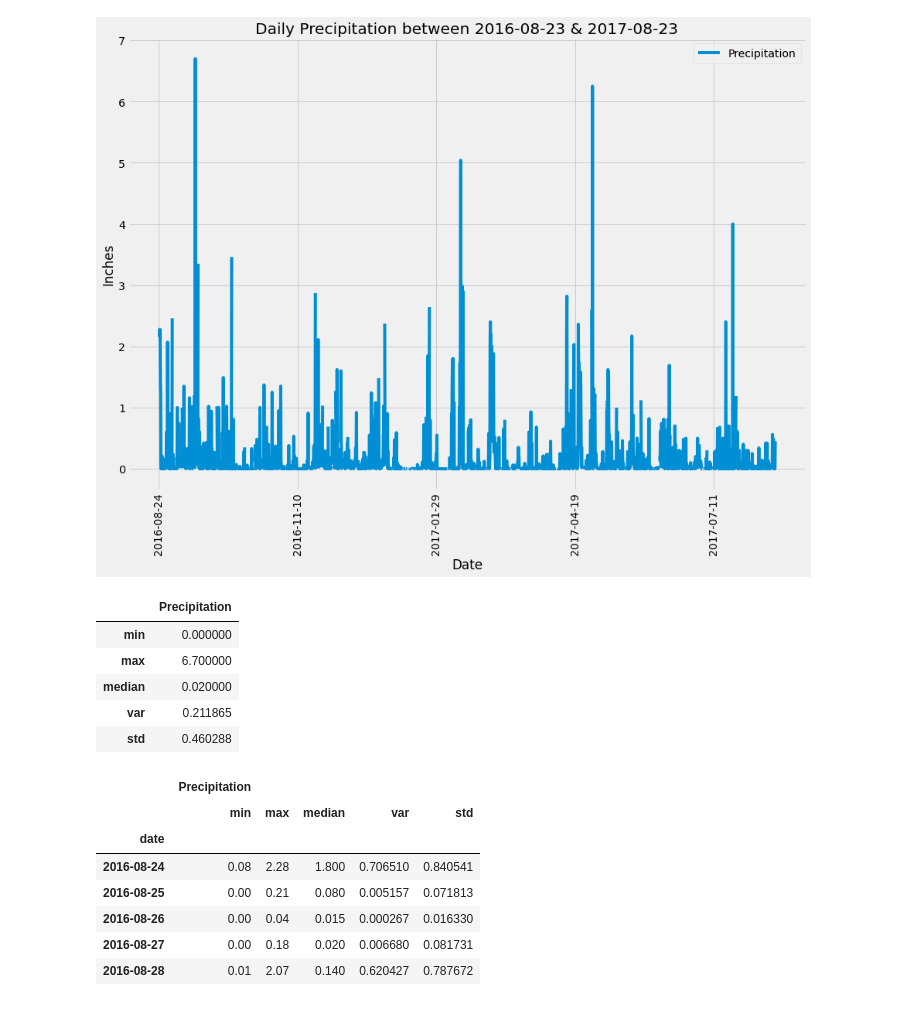
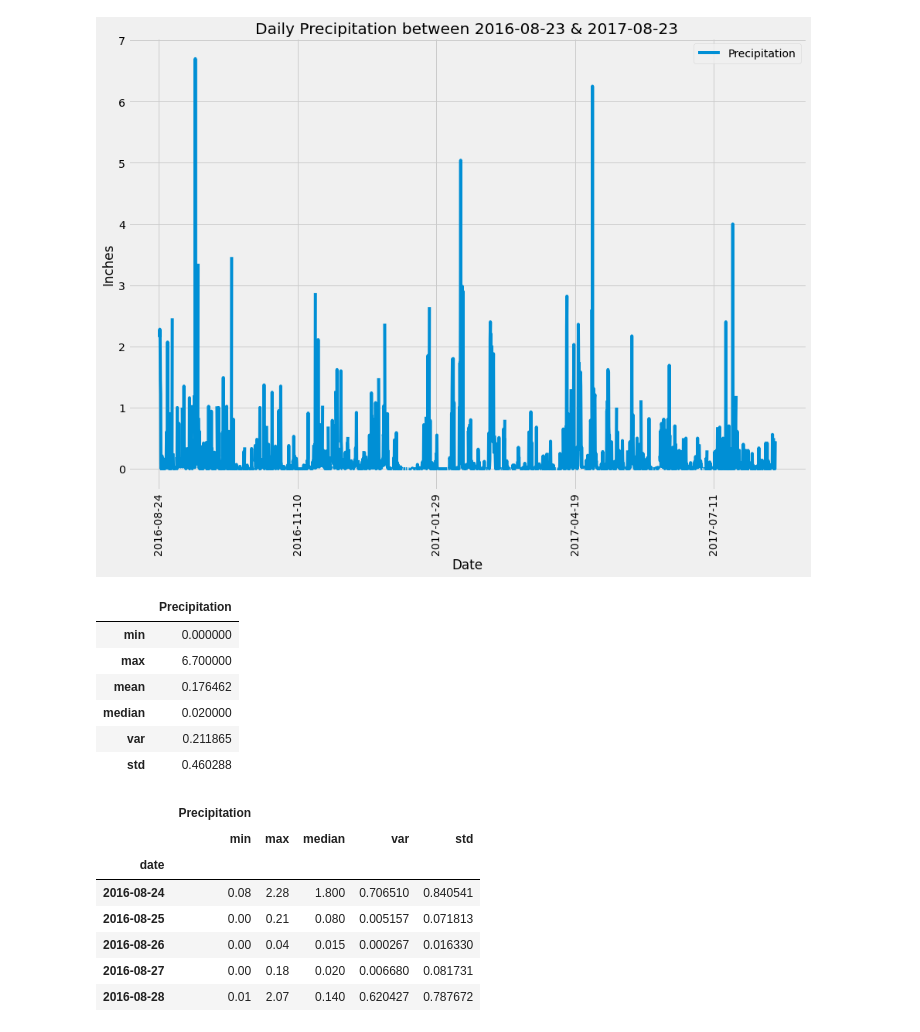
Before and after one commit to gabriellaburns/sqlalchemy-challenge, a Jupyter notebook: Instructions/climate_starter.ipynb, the cells around one changed output. Saved outputs shown, nothing was run; the diff lists cells and outputs as text; code cells hidden in the pictures.

```diff
--- a/Instructions/climate_starter.ipynb
+++ b/Instructions/climate_starter.ipynb
@@ -111,11 +112,12 @@ plt.show
 # %%
 # Use Pandas to calcualte the summary statistics for the precipitation data
 #cumulative
-sorted_df.agg({"Precipitation":["min", "max", "median", "var", "std"]})
+sorted_df.agg({"Precipitation":["min", "max","mean", "median", "var", "std"]})
 # %% [output]
 |  | Precipitation |
 | min | 0.000000 |
 | max | 6.700000 |
+| mean | 0.176462 |
 | median | 0.020000 |
 | var | 0.211865 |
 | std | 0.460288 |
```
Also changed, not shown: parts of 7 cells of this notebook.
